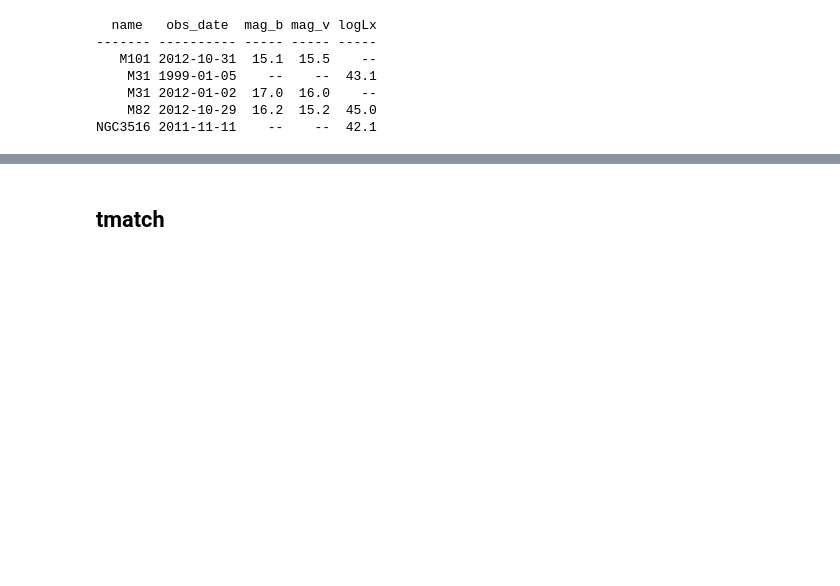
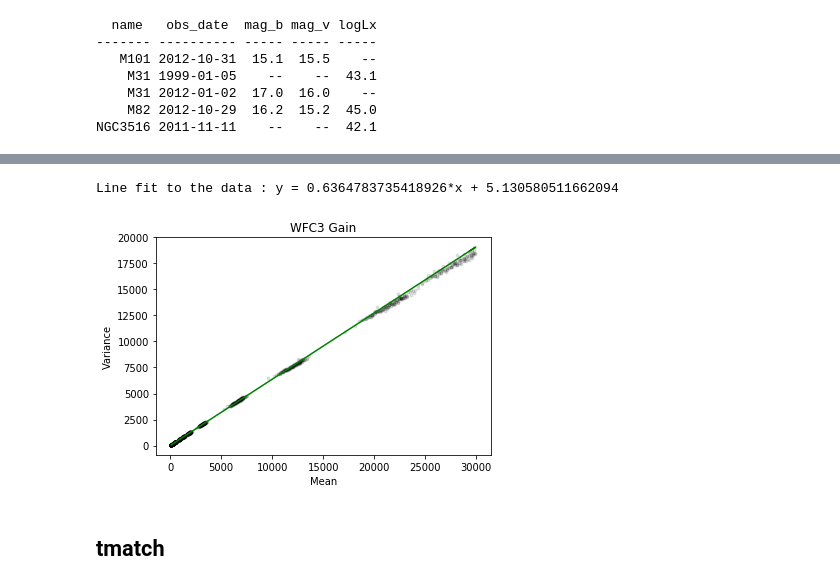
Before and after one commit to spacetelescope/stak-notebooks, a Jupyter notebook: notebooks/tables.ttools.ipynb, the cells around one changed output, grey strips where cells are left out. Cells and saved outputs as stored; diff of their text form; code cells hidden in the pictures; blank space fills up the shorter version.

```diff
--- a/notebooks/tables.ttools.ipynb
+++ b/notebooks/tables.ttools.ipynb
@@ -634,3 +651,27 @@ NGC3516 2011-11-11    --    --  42.1
+# %%
+# Test dataset taken from WFC3/UVIS Gain Monitor
+infile = '../data/WFC3_gain.dat'
+data = ascii.read(infile)
+variance, mean, std = data['variance'], data['mean'], data['std']
+
+# Fit 1D line to variance vs mean with Gaussian std weights.
+fit = np.polyfit(mean, variance, deg=1, w=1/std)
+slope, intercept = fit
+
+# Turn the slope and intercept into a functional form and apply it.
+fit_line = np.poly1d(fit)
+y_line = fit_line(mean)
+
+# Show off our handy work
+print('Line fit to the data : y = {}*x + {}'.format(slope, intercept))
+plt.scatter(mean, variance, color='black', alpha=.1, s=8)
+plt.plot(mean, y_line, color='green')
+plt.xlabel('Mean')
+plt.ylabel('Variance')
+plt.title('WFC3 Gain')
+# %% [output]
+Line fit to the data : y = 0.6364783735418926*x + 5.130580511662094
+[figure, added]
 # %% [markdown]
 <a id='tmatch'></a>
 
```
Also changed, not shown: parts of 6 cells of this notebook, 5 other files.
